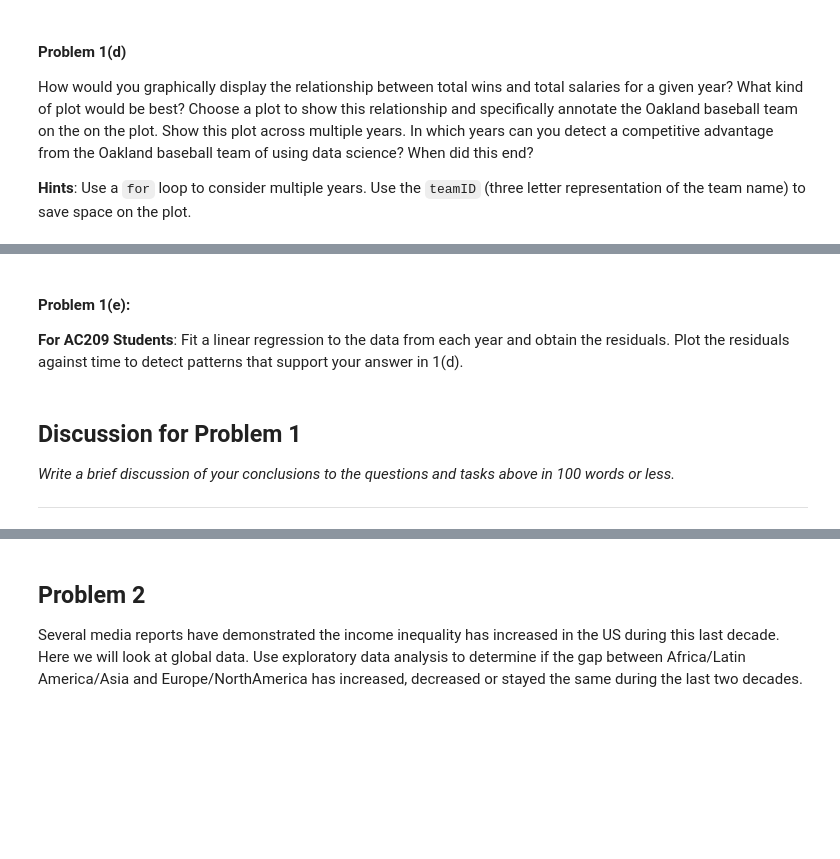
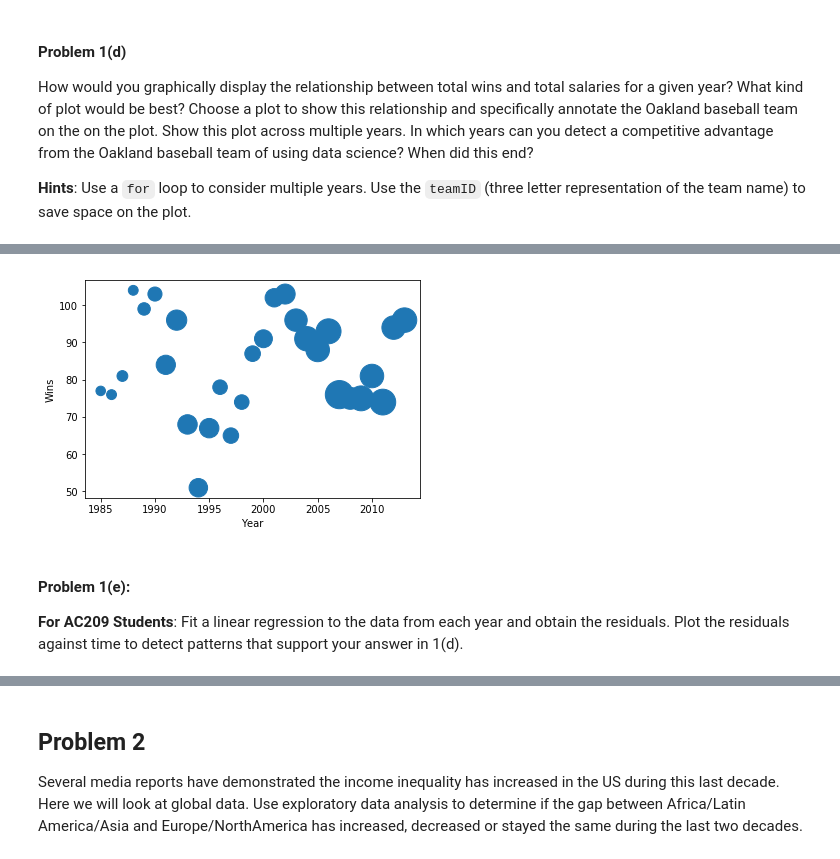
Before and after one commit to williamma12/2014, a Jupyter notebook: homework/HW1.ipynb, the cells around one changed output, grey strips where cells are left out. Cells and saved outputs as stored; diff of their text form; code cells hidden in the pictures; blank space fills up the shorter version.

Commit message:
Finished problem 1

```diff
--- a/homework/HW1.ipynb
+++ b/homework/HW1.ipynb
@@ -112,3 +131,13 @@ How would you graphically display the relationship between total wins and total
+# %%
+#your code here
+oak = baseball.loc[baseball.teamID == 'OAK']
+
+plt.scatter(oak['yearID'], oak['W'], s=oak['salary']/100000)
+plt.xlabel('Year')
+plt.ylabel('Wins')
+plt.show()
+# %% [output]
+[figure, added]
 # %% [markdown]
 #### Problem 1(e):
 
@@ -118,6 +144,0 @@ How would you graphically display the relationship between total wins and total
-# %% [markdown]
-## Discussion for Problem 1
-
-*Write a brief discussion of your conclusions to the questions and tasks above in 100 words or less.*
-
----
```
Also changed, not shown: parts of 5 cells of this notebook, 1 other file.
